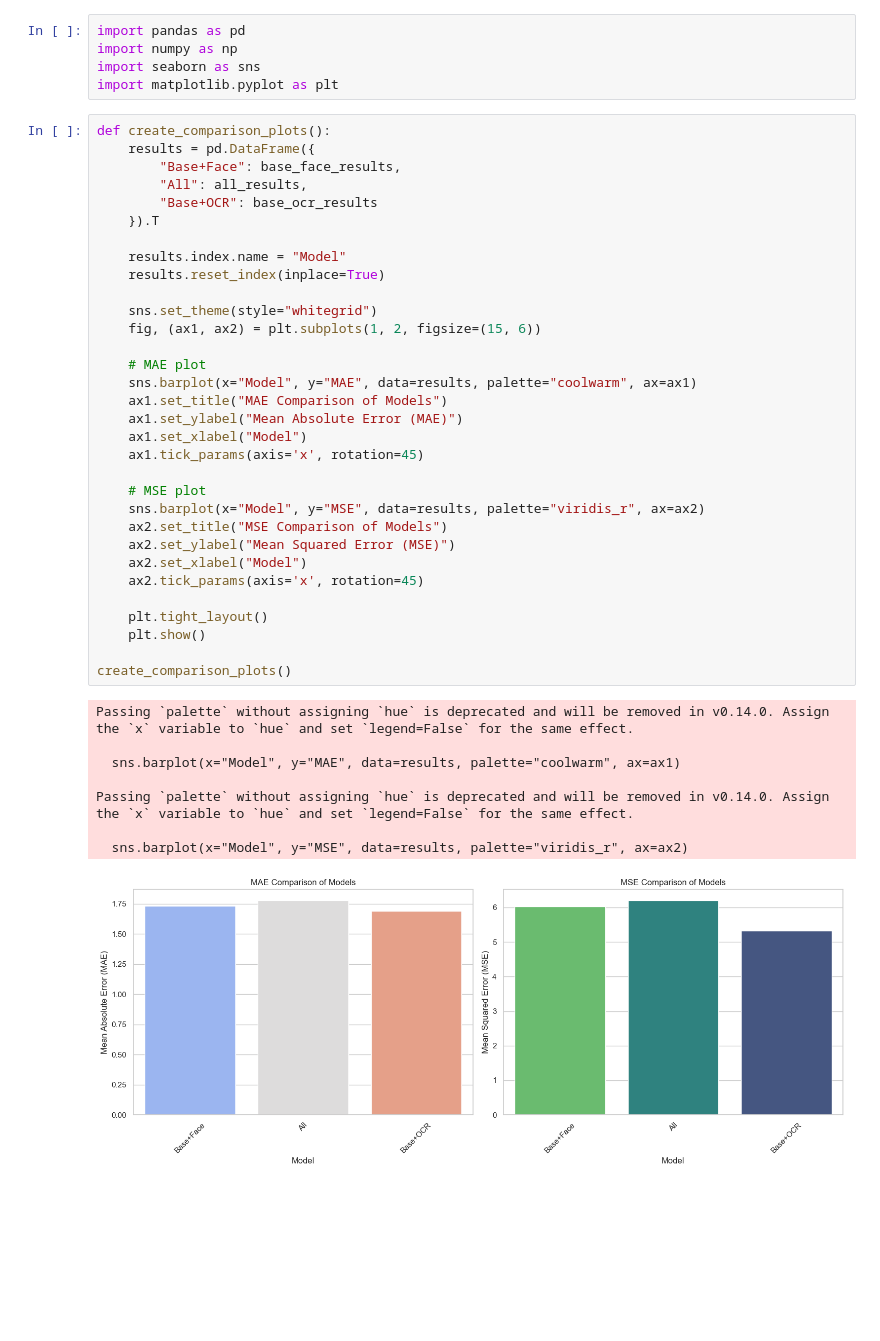
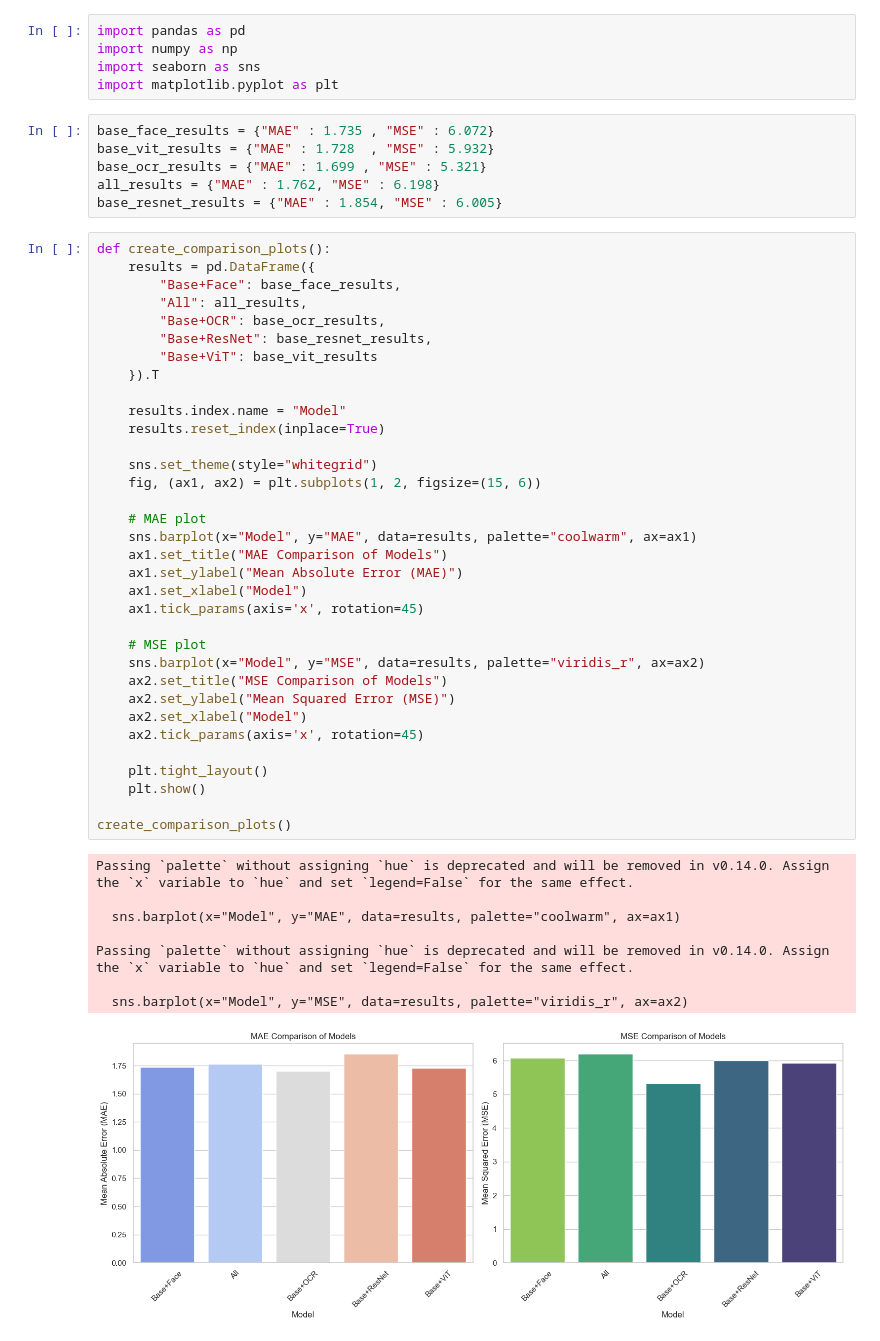
Before and after one commit to faruk-akyol/computer_vision_project, a Jupyter notebook: create_plot.ipynb, the cells around one changed output. Drawn from its saved outputs; the diff is of its cells as text; blank space fills up the shorter version.

```diff
--- a/create_plot.ipynb
+++ b/create_plot.ipynb
@@ -3,12 +3,20 @@ import pandas as pd
 import numpy as np
 import seaborn as sns
 import matplotlib.pyplot as plt
+# %%
+base_face_results = {"MAE" : 1.735 , "MSE" : 6.072}
+base_vit_results = {"MAE" : 1.728  , "MSE" : 5.932}
+base_ocr_results = {"MAE" : 1.699 , "MSE" : 5.321}
+all_results = {"MAE" : 1.762, "MSE" : 6.198}
+base_resnet_results = {"MAE" : 1.854, "MSE" : 6.005}
 # %%
 def create_comparison_plots():
     results = pd.DataFrame({
         "Base+Face": base_face_results,
         "All": all_results,
-        "Base+OCR": base_ocr_results
+        "Base+OCR": base_ocr_results,
+        "Base+ResNet": base_resnet_results,
+        "Base+ViT": base_vit_results
     }).T
 
     results.index.name = "Model"
@@ -16,31 +24,31 @@ def create_comparison_plots():
 
     sns.set_theme(style="whitegrid")
     fig, (ax1, ax2) = plt.subplots(1, 2, figsize=(15, 6))
 
     # MAE plot
     sns.barplot(x="Model", y="MAE", data=results, palette="coolwarm", ax=ax1)
     ax1.set_title("MAE Comparison of Models")
     ax1.set_ylabel("Mean Absolute Error (MAE)")
     ax1.set_xlabel("Model")
     ax1.tick_params(axis='x', rotation=45)
 
     # MSE plot
     sns.barplot(x="Model", y="MSE", data=results, palette="viridis_r", ax=ax2)
     ax2.set_title("MSE Comparison of Models")
     ax2.set_ylabel("Mean Squared Error (MSE)")
     ax2.set_xlabel("Model")
     ax2.tick_params(axis='x', rotation=45)
 
     plt.tight_layout()
     plt.show()
 
 create_comparison_plots()
 # %% [output]
 Passing `palette` without assigning `hue` is deprecated and will be removed in v0.14.0. Assign the `x` variable to `hue` and set `legend=False` for the same effect.
 
   sns.barplot(x="Model", y="MAE", data=results, palette="coolwarm", ax=ax1)
 
 Passing `palette` without assigning `hue` is deprecated and will be removed in v0.14.0. Assign the `x` variable to `hue` and set `legend=False` for the same effect.
 
   sns.barplot(x="Model", y="MSE", data=results, palette="viridis_r", ax=ax2)
-[figure, old version]
+[figure, new version]
```
